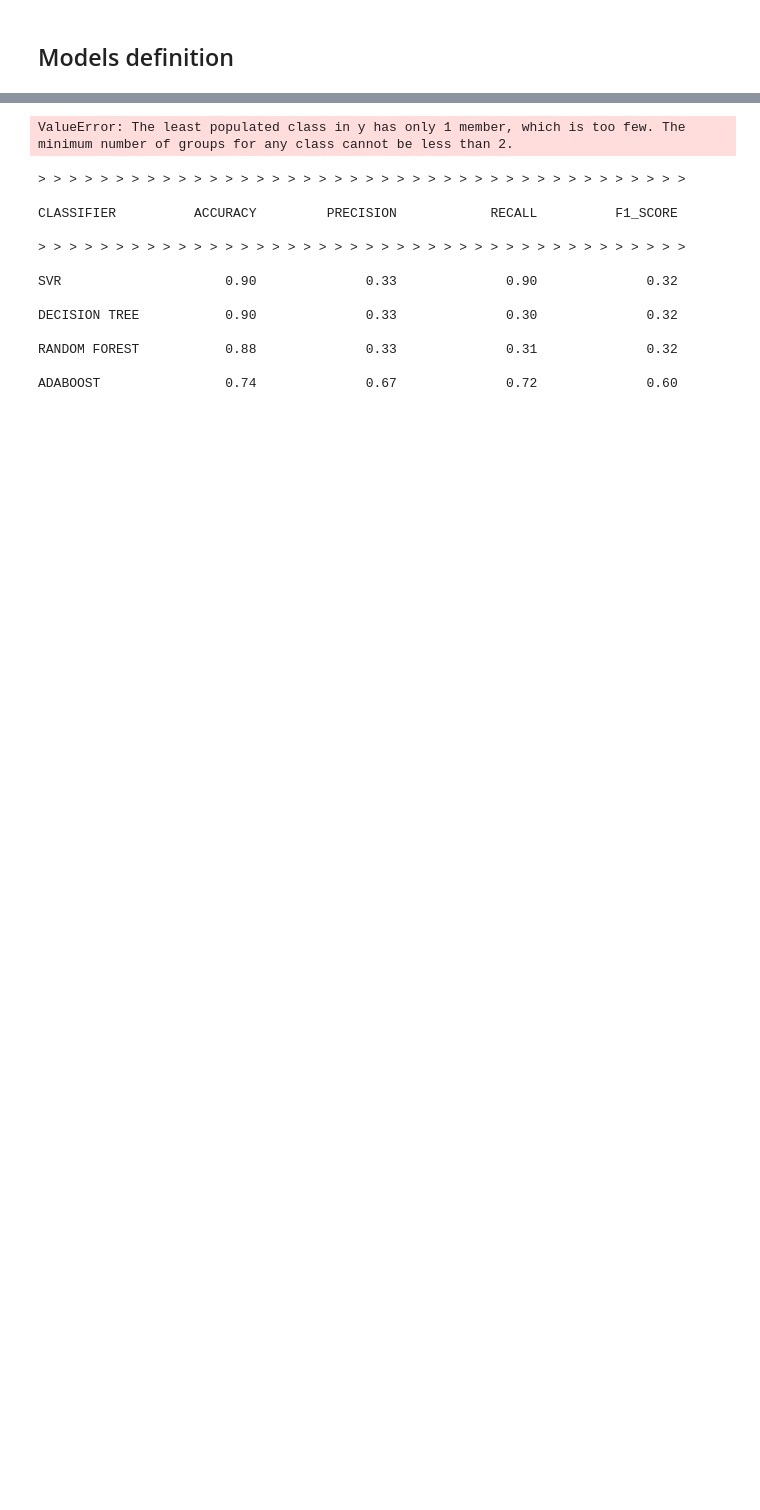
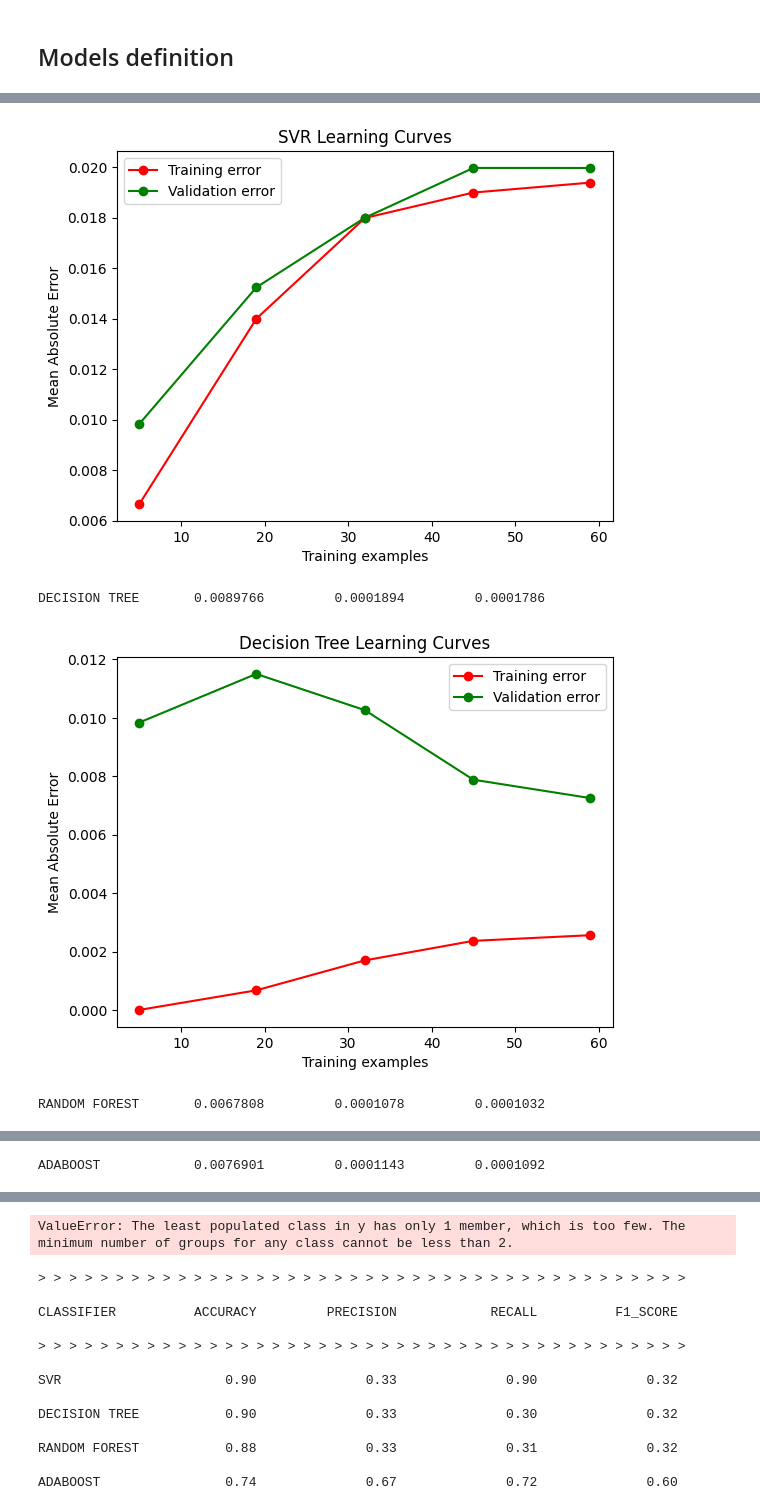
Before and after one commit to Fonty02/Tesi, a Jupyter notebook: notebooks/model-building.ipynb, the cells around one changed output, grey strips where cells are left out. Drawn from its saved outputs; the diff is of its cells as text; code cells hidden in the pictures; blank space fills up the shorter version.

```diff
--- a/notebooks/model-building.ipynb
+++ b/notebooks/model-building.ipynb
@@ -217,8 +240,8 @@ y = data[['emissions']]
 X_train, X_test, y_train, y_test = train_test_split(
     X.values.astype('float64'),
     y.values.astype('float64'),
-    train_size = .5,
-    test_size = .5,
+    train_size = .9,
+    test_size = .1,
     random_state = 2,
     shuffle = True
 )
@@ -228,6 +251,9 @@ y_test = y_test.reshape(len(y_test),)
 print(''.join(['> ' for i in range(35)]))
 print(f'\n{"REGRESSOR":<20}{"MAE":>8}{"RMSE":>18}{"MSLE":>18}\n')
 print(''.join(['> ' for i in range(35)]))
+
+import matplotlib.pyplot as plt
+from sklearn.model_selection import learning_curve
 
 model = SVR()
 model.fit(X_train, y_train)
@@ -237,6 +263,26 @@ rmse = mean_squared_error(pred, y_test)
 msle = mean_squared_log_error(pred, y_test)
 print(f'\n{"SVR":<20}{mae:>8.7f}{rmse:>18.7f}{msle:>18.7f}')
 
+
+
+
+
+train_sizes, train_scores, test_scores = learning_curve(model, X_train, y_train, cv=10, scoring='neg_mean_absolute_error')
+
+train_scores_mean = -np.mean(train_scores, axis=1)
+test_scores_mean = -np.mean(test_scores, axis=1)
+
+plt.figure()
+plt.plot(train_sizes, train_scores_mean, 'o-', color='r', label='Training error')
+plt.plot(train_sizes, test_scores_mean, 'o-', color='g', label='Validation error')
+plt.xlabel('Training examples')
+plt.ylabel('Mean Absolute Error')
+plt.legend(loc='best')
+plt.title('SVR Learning Curves')
+plt.show()
+
+
+
 model = DecisionTreeRegressor(max_depth=5, random_state=3)
 model.fit(X_train, y_train)
 pred = model.predict(X_test)
@@ -244,6 +290,21 @@ mae = mean_absolute_error(pred, y_test)
 rmse = mean_squared_error(pred, y_test)
 msle = mean_squared_log_error(pred, y_test)
 print(f'\n{"DECISION TREE":<20}{mae:>8.7f}{rmse:>18.7f}{msle:>18.7f}')
+
+
+train_sizes, train_scores, test_scores = learning_curve(model, X_train, y_train, cv=10, scoring='neg_mean_absolute_error')
+
+train_scores_mean = -np.mean(train_scores, axis=1)
+test_scores_mean = -np.mean(test_scores, axis=1)
+
+plt.figure()
+plt.plot(train_sizes, train_scores_mean, 'o-', color='r', label='Training error')
+plt.plot(train_sizes, test_scores_mean, 'o-', color='g', label='Validation error')
+plt.xlabel('Training examples')
+plt.ylabel('Mean Absolute Error')
+plt.legend(loc='best')
+plt.title('Decision Tree Learning Curves')
+plt.show()
 
 model = RandomForestRegressor(n_estimators=500, max_depth=5, random_state=3)
 model.fit(X_train, y_train)
@@ -253,6 +314,22 @@ rmse = mean_squared_error(pred, y_test)
 msle = mean_squared_log_error(pred, y_test)
 print(f'\n{"RANDOM FOREST":<20}{mae:>8.7f}{rmse:>18.7f}{msle:>18.7f}')
 
+
+train_sizes, train_scores, test_scores = learning_curve(model, X_train, y_train, cv=10, scoring='neg_mean_absolute_error')
+
+train_scores_mean = -np.mean(train_scores, axis=1)
+test_scores_mean = -np.mean(test_scores, axis=1)
+
+plt.figure()
+plt.plot(train_sizes, train_scores_mean, 'o-', color='r', label='Training error')
+plt.plot(train_sizes, test_scores_mean, 'o-', color='g', label='Validation error')
+plt.xlabel('Training examples')
+plt.ylabel('Mean Absolute Error')
+plt.legend(loc='best')
+plt.title('Random Forest Learning Curves')
+plt.show()
+
+
 model = AdaBoostRegressor(n_estimators=500, random_state=3)
 model.fit(X_train, y_train)
 pred = model.predict(X_test)
@@ -260,6 +337,20 @@ mae = mean_absolute_error(pred, y_test)
 rmse = mean_squared_error(pred, y_test)
 msle = mean_squared_log_error(pred, y_test)
 print(f'\n{"ADABOOST":<20}{mae:>8.7f}{rmse:>18.7f}{msle:>18.7f}')
+
+train_sizes, train_scores, test_scores = learning_curve(model, X_train, y_train, cv=10, scoring='neg_mean_absolute_error')
+
+train_scores_mean = -np.mean(train_scores, axis=1)
+test_scores_mean = -np.mean(test_scores, axis=1)
+
+plt.figure()
+plt.plot(train_sizes, train_scores_mean, 'o-', color='r', label='Training error')
+plt.plot(train_sizes, test_scores_mean, 'o-', color='g', label='Validation error')
+plt.xlabel('Training examples')
+plt.ylabel('Mean Absolute Error')
+plt.legend(loc='best')
+plt.title('AdaBoost Learning Curves')
+plt.show()
 # %% [output]
 > > > > > > > > > > > > > > > > > > > > > > > > > > > > > > > > > > >
 
@@ -276,0 +362,4 @@ ADABOOST            0.0070703         0.0001008         0.0000975
+[figure, added]
+DECISION TREE       0.0089766         0.0001894         0.0001786
+[figure, added]
+RANDOM FOREST       0.0067808         0.0001078         0.0001032
@@ -276,0 +367 @@ ADABOOST            0.0070703         0.0001008         0.0000975
+ADABOOST            0.0076901         0.0001143         0.0001092
```
Also changed, not shown: parts of 9 cells of this notebook, 13 other files.
